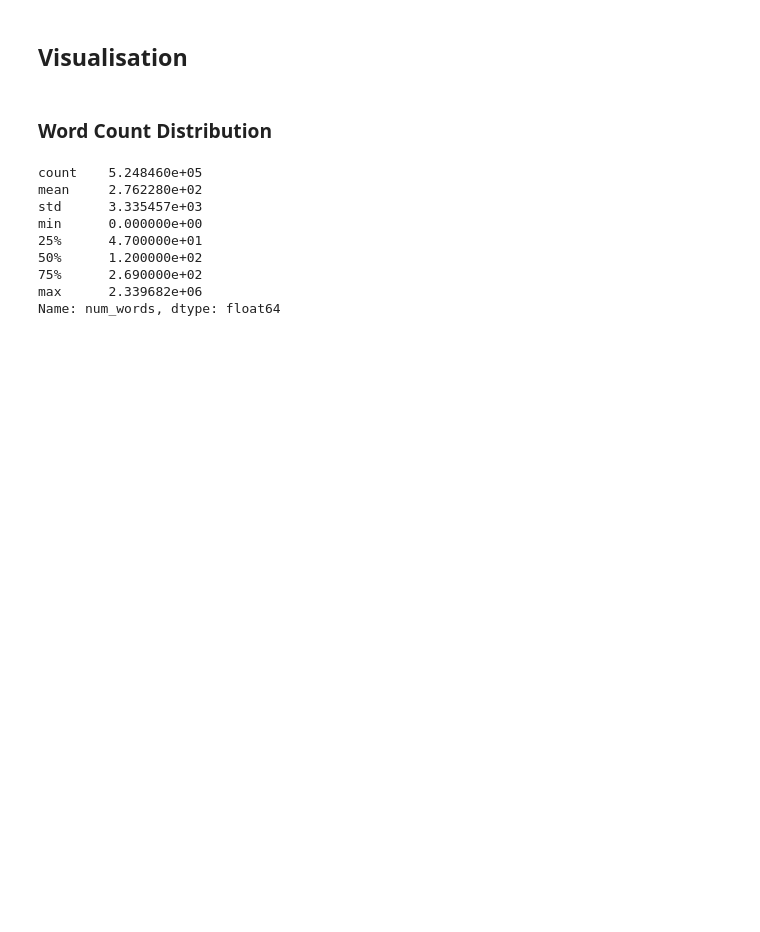
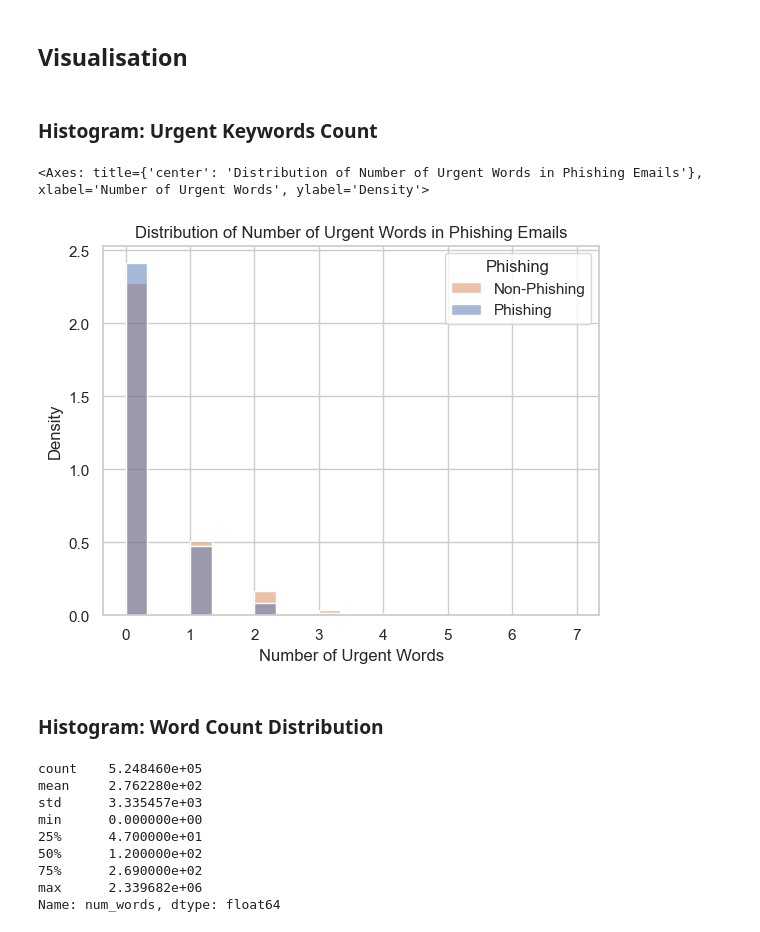
Before and after one commit to th0mas-w/email-phising-detector, a Jupyter notebook: main.ipynb, the cells around one changed output. Cells and saved outputs as stored; diff of their text form; code cells hidden in the pictures; blank space fills up the shorter version.

```diff
--- a/main.ipynb
+++ b/main.ipynb
@@ -23,8 +30,26 @@ phishing_emails = df[df["phishing"] == 1]
 non_phishing_emails = df[df["phishing"] == 0]
 # %% [markdown]
 ## Visualisation
+# %% [markdown]
+### Histogram: Urgent Keywords Count
+# %%
+# Plotting the distribution of the number of urgent keywords in phishing emails
+plot = sns.histplot(data=df,
+                    x="num_urgent_keywords",
+                    hue="phishing",
+                    stat="density",
+                    common_norm=False)
+
+plot.set_title("Distribution of Number of Urgent Words in Phishing Emails")
+plot.set_xlabel("Number of Urgent Words")
+plot.set_ylabel("Density")
+plot.legend(title="Phishing", loc="upper right", labels=["Non-Phishing", "Phishing"])
+plot
+# %% [output]
+<Axes: title={'center': 'Distribution of Number of Urgent Words in Phishing Emails'}, xlabel='Number of Urgent Words', ylabel='Density'>
+[figure, added]
 # %% [markdown]
-### Word Count Distribution
+### Histogram: Word Count Distribution
 # %%
 # Check for missing or zero values in the num_words column
 df["num_words"].describe()
```
Also changed, not shown: parts of 24 cells of this notebook, 1 other file.
